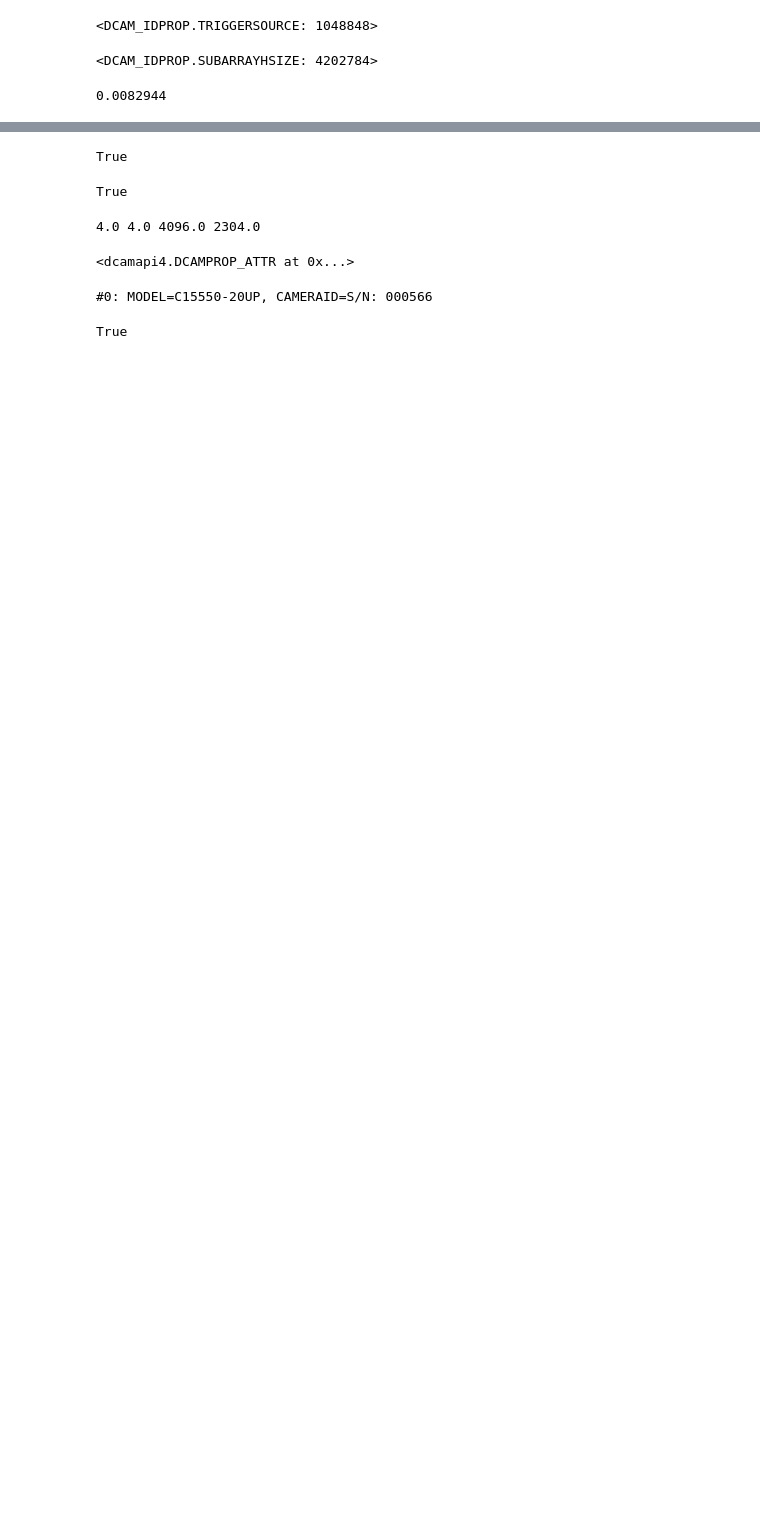
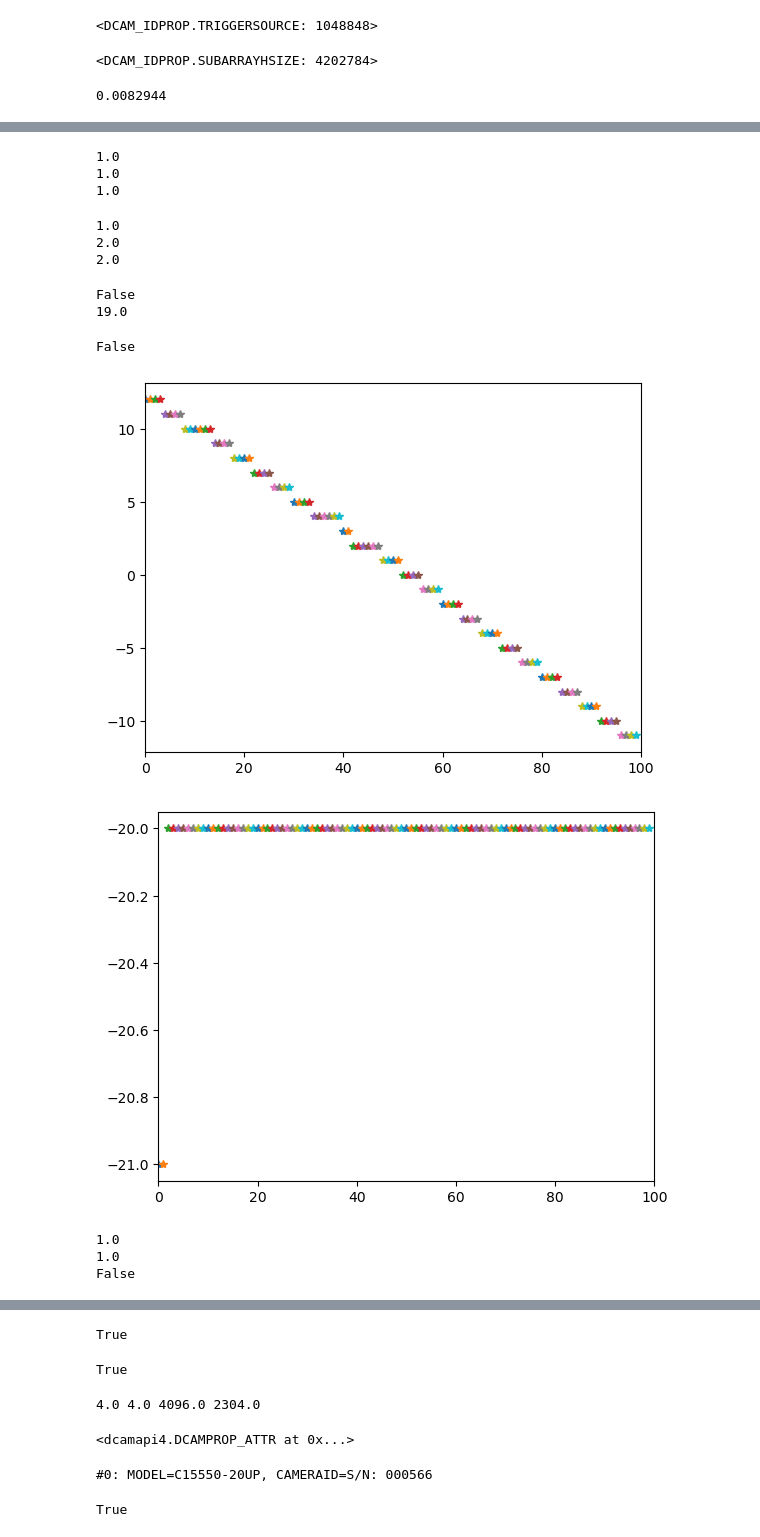
Before and after one commit to dmawet/HCST_lib, a Jupyter notebook: ORCA/ORCA_testing.ipynb, the cells around one changed output, grey strips where cells are left out. Cells and saved outputs as stored; diff of their text form; code cells hidden in the pictures; blank space fills up the shorter version.

```diff
--- a/ORCA/ORCA_testing.ipynb
+++ b/ORCA/ORCA_testing.ipynb
@@ -126,0 +200,54 @@ dcam.prop_setgetvalue(DCAM_IDPROP.SUBARRAYMODE, DCAMPROP.MODE.OFF)
+# %%
+print(dcam.prop_getvalue(DCAM_IDPROP.SENSORCOOLERFAN))
+print(dcam.prop_getvalue(DCAM_IDPROP.SENSORCOOLERSTATUS))
+print(dcam.prop_getvalue(DCAM_IDPROP.SENSORCOOLER))
+# %% [output]
+1.0
+1.0
+1.0
+# %%
+print(dcam.prop_getvalue(DCAM_IDPROP.SENSORCOOLERFAN))
+
+print(dcam.prop_setgetvalue(DCAM_IDPROP.SENSORCOOLER, 2))
+print(dcam.prop_getvalue(DCAM_IDPROP.SENSORCOOLERSTATUS))
+# %% [output]
+1.0
+2.0
+2.0
+# %%
+# print(dcam.prop_setgetvalue(DCAM_IDPROP.SENSORCOOLER, True))
+# print(dcam.prop_setgetvalue(DCAM_IDPROP.SENSORCOOLERFAN, True))
+# print(dcam.prop_setgetvalue(DCAM_IDPROP.SENSORTEMPERATURETARGET, 2))
+print(dcam.prop_getvalue(DCAM_IDPROP.SENSORTEMPERATURETARGET))
+
+print(dcam.prop_getvalue(DCAM_IDPROP.SENSORTEMPERATURE))
+# %% [output]
+False
+19.0
+# %%
+print(dcam.prop_setgetvalue(DCAM_IDPROP.SENSORTEMPERATURETARGET, True))
+# %% [output]
+False
+# %%
+import time
+plt.figure()
+for i in range(100):
+    temp = dcam.prop_getvalue(DCAM_IDPROP.SENSORTEMPERATURE)
+    plt.plot(i,temp, '*')
+    plt.xlim((0,100))
+    plt.draw()
+    time.sleep(0.5)
+    # print(temp)
+plt.show()
+# %% [output]
+[figure, added]
+[figure, added]
+# %%
+print(dcam.prop_getvalue(DCAM_IDPROP.TRIGGERSOURCE))
+print(dcam.prop_getvalue(DCAM_IDPROP.TRIGGER_MODE))
+
+print(dcam.prop_getvalue(DCAMPROP.TRIGGER_MODE.START))
+# %% [output]
+1.0
+1.0
+False
```
Also changed, not shown: parts of 7 cells of this notebook, 16 other files.
